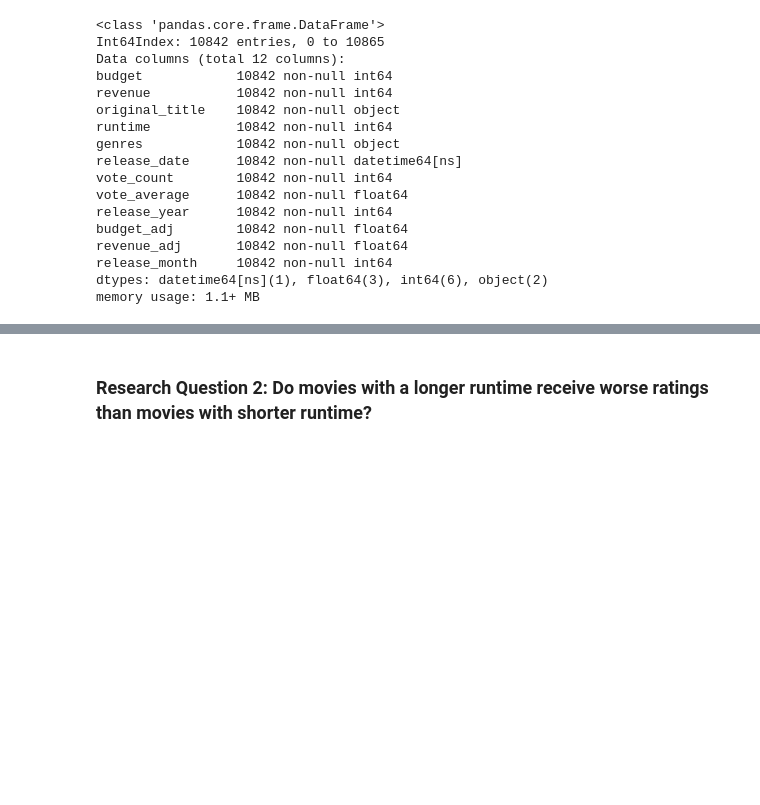
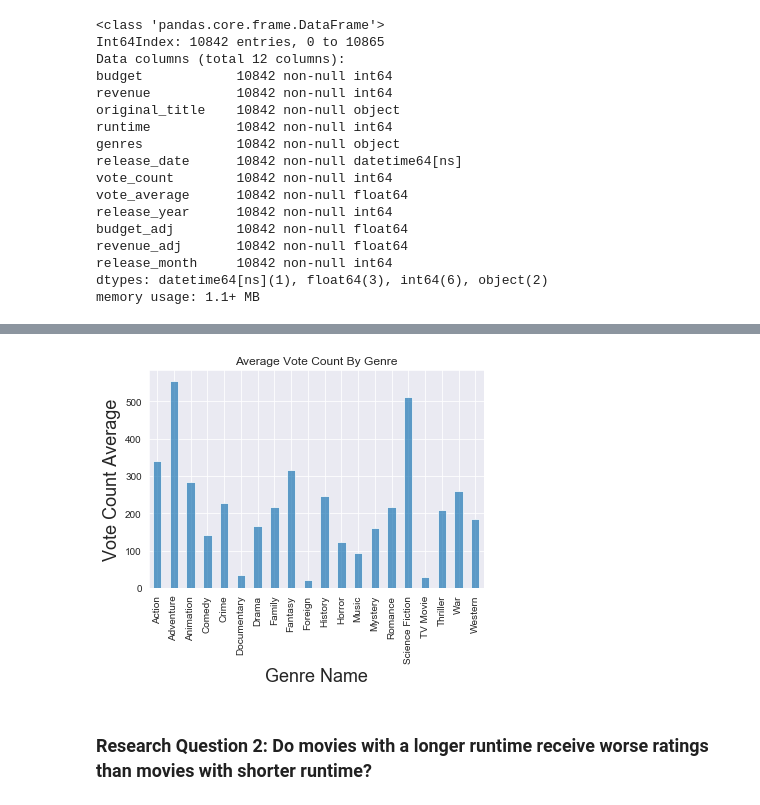
Before and after one commit to PhilipKarns/tmdb_movies, a Jupyter notebook: investigate-tmdb-movie-dataset.ipynb, the cells around one changed output, grey strips where cells are left out. Cells and saved outputs as stored; diff of their text form; code cells hidden in the pictures; blank space fills up the shorter version.

```diff
--- a/investigate-tmdb-movie-dataset.ipynb
+++ b/investigate-tmdb-movie-dataset.ipynb
@@ -355,3 +361,13 @@ genre_ratings.sort_values('vote_average', ascending=False)
+# %%
+#wanted to show this two ways
+genre_ratings_count = df_movies.groupby('primary_genre').vote_count.mean()
+genre_ratings_count.plot(kind='bar', title='Average Vote Count By Genre', alpha=.7)
+
+plt.xlabel('Genre Name', fontsize=18)
+plt.ylabel('Vote Count Average', fontsize=18)
+sns.set_style('darkgrid')
+# %% [output]
+[figure, added]
 # %% [markdown]
 ### Research Question 2: Do movies with a longer runtime receive worse ratings than movies with shorter runtime?
 # %%
```
Also changed, not shown: parts of 7 cells of this notebook.
